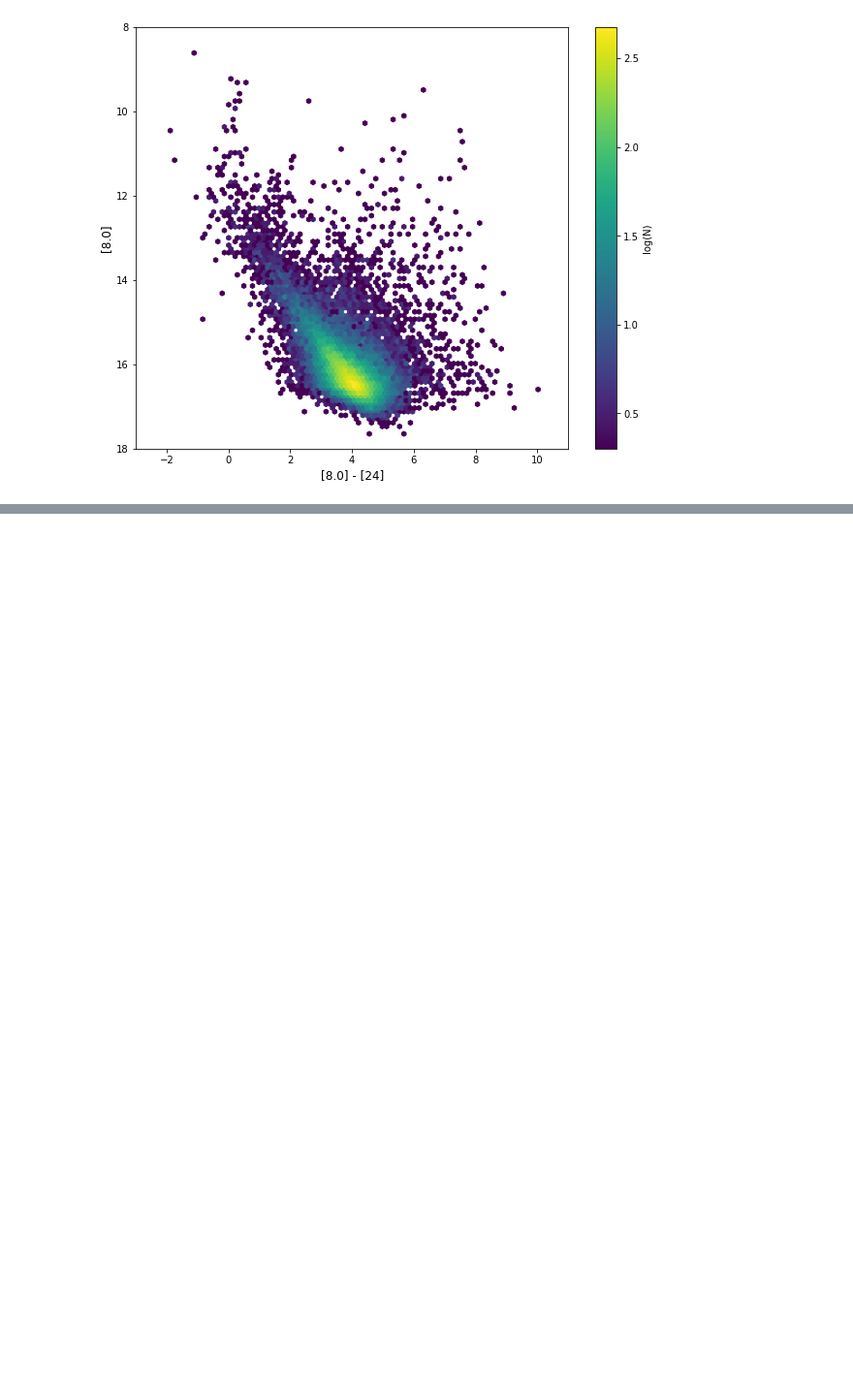
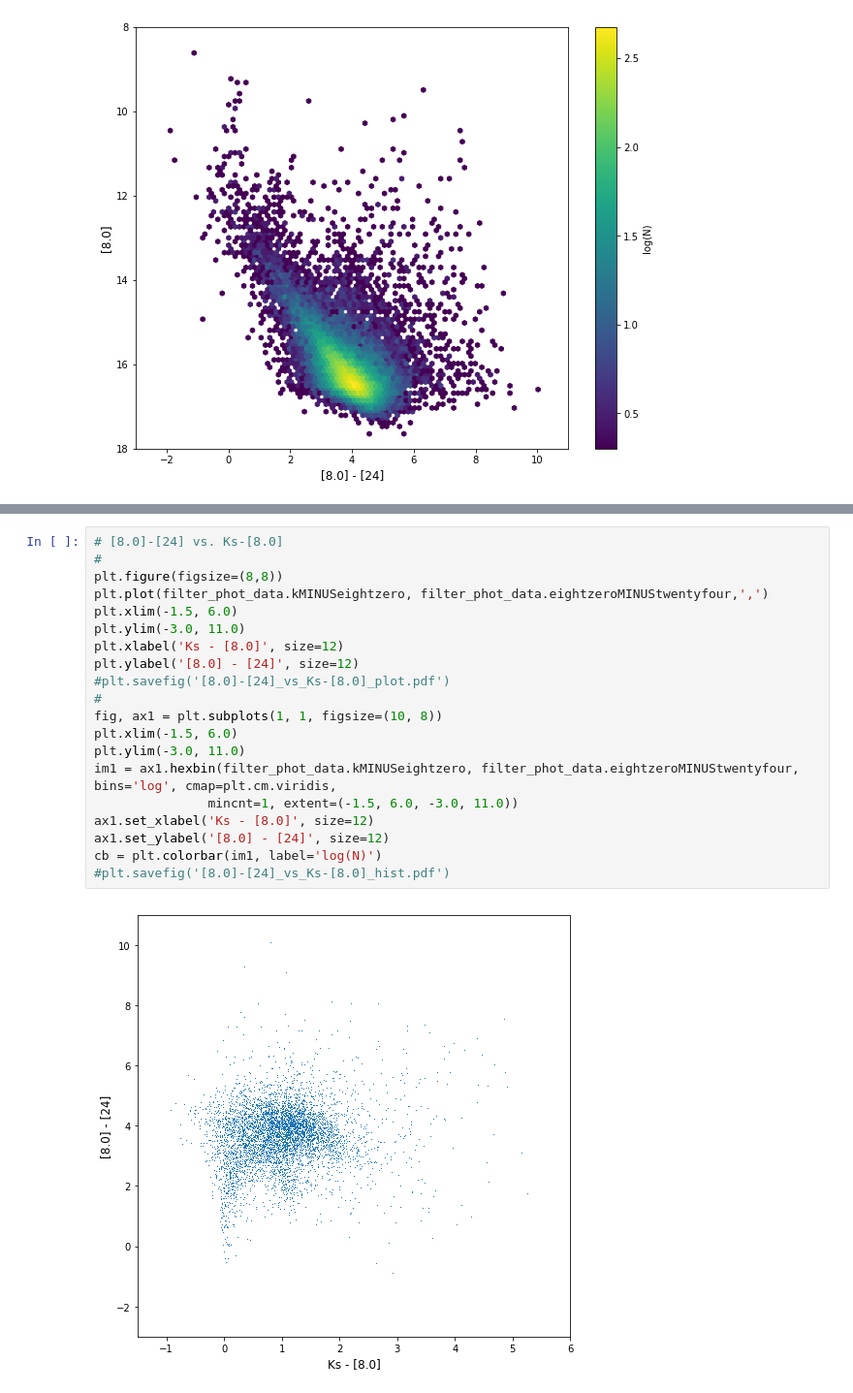
Before and after one commit to alechirschauer/SASP, a Jupyter notebook: CMD_20June2018.ipynb, the cells around one changed output, grey strips where cells are left out. Shown at 97% size. Drawn from its saved outputs; the diff is of its cells as text; blank space fills up the shorter version.

```diff
--- a/CMD_20June2018.ipynb
+++ b/CMD_20June2018.ipynb
@@ -233,0 +258,22 @@ cb = plt.colorbar(im1, label='log(N)')
+# %%
+# [8.0]-[24] vs. Ks-[8.0]
+#
+plt.figure(figsize=(8,8))
+plt.plot(filter_phot_data.kMINUSeightzero, filter_phot_data.eightzeroMINUStwentyfour,',')
+plt.xlim(-1.5, 6.0)
+plt.ylim(-3.0, 11.0)
+plt.xlabel('Ks - [8.0]', size=12)
+plt.ylabel('[8.0] - [24]', size=12)
+#plt.savefig('[8.0]-[24]_vs_Ks-[8.0]_plot.pdf')
+#
+fig, ax1 = plt.subplots(1, 1, figsize=(10, 8))
+plt.xlim(-1.5, 6.0)
+plt.ylim(-3.0, 11.0)
+im1 = ax1.hexbin(filter_phot_data.kMINUSeightzero, filter_phot_data.eightzeroMINUStwentyfour, bins='log', cmap=plt.cm.viridis,
+               mincnt=1, extent=(-1.5, 6.0, -3.0, 11.0))
+ax1.set_xlabel('Ks - [8.0]', size=12)
+ax1.set_ylabel('[8.0] - [24]', size=12)
+cb = plt.colorbar(im1, label='log(N)')
+#plt.savefig('[8.0]-[24]_vs_Ks-[8.0]_hist.pdf')
+# %% [output]
+[figure, added]
```
Also changed, not shown: parts of 3 cells of this notebook.
